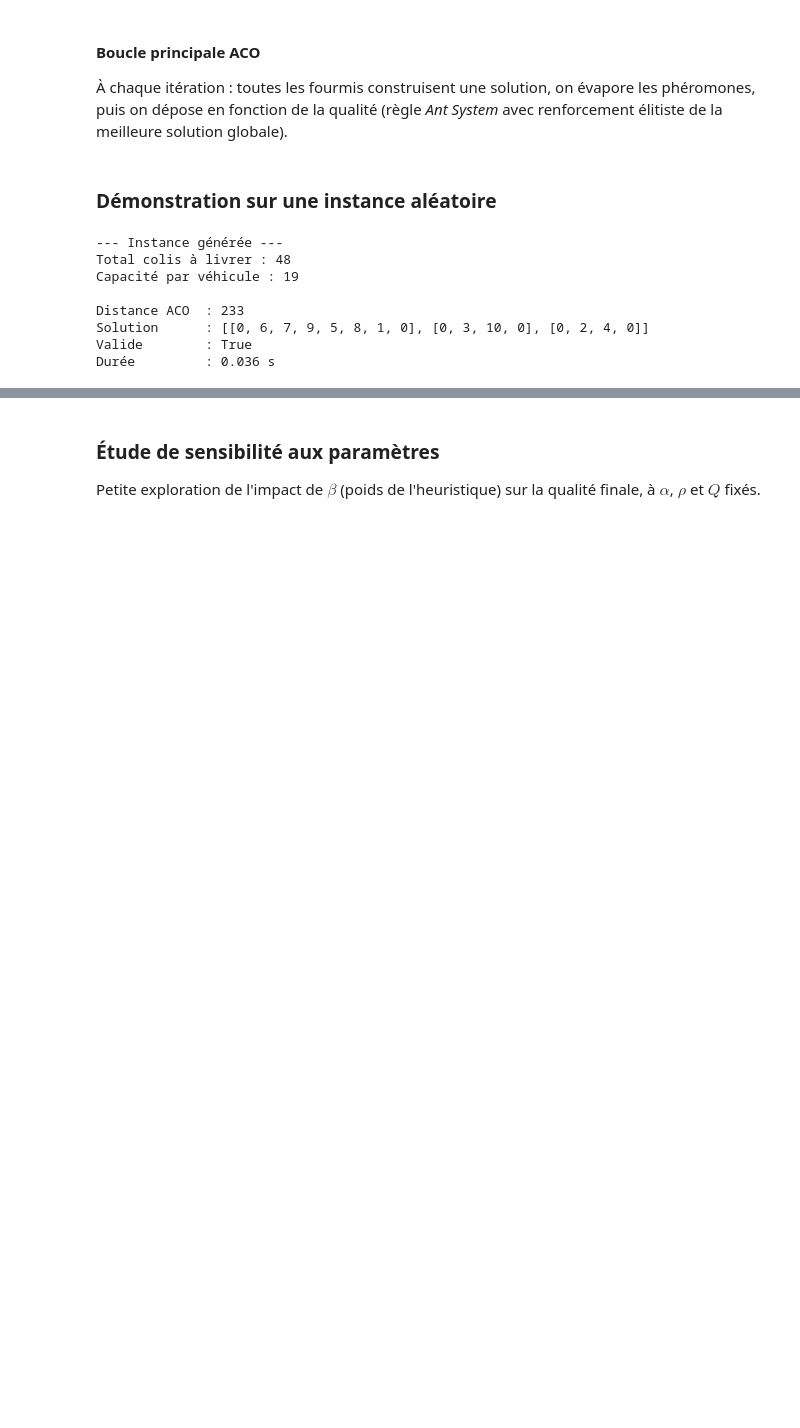
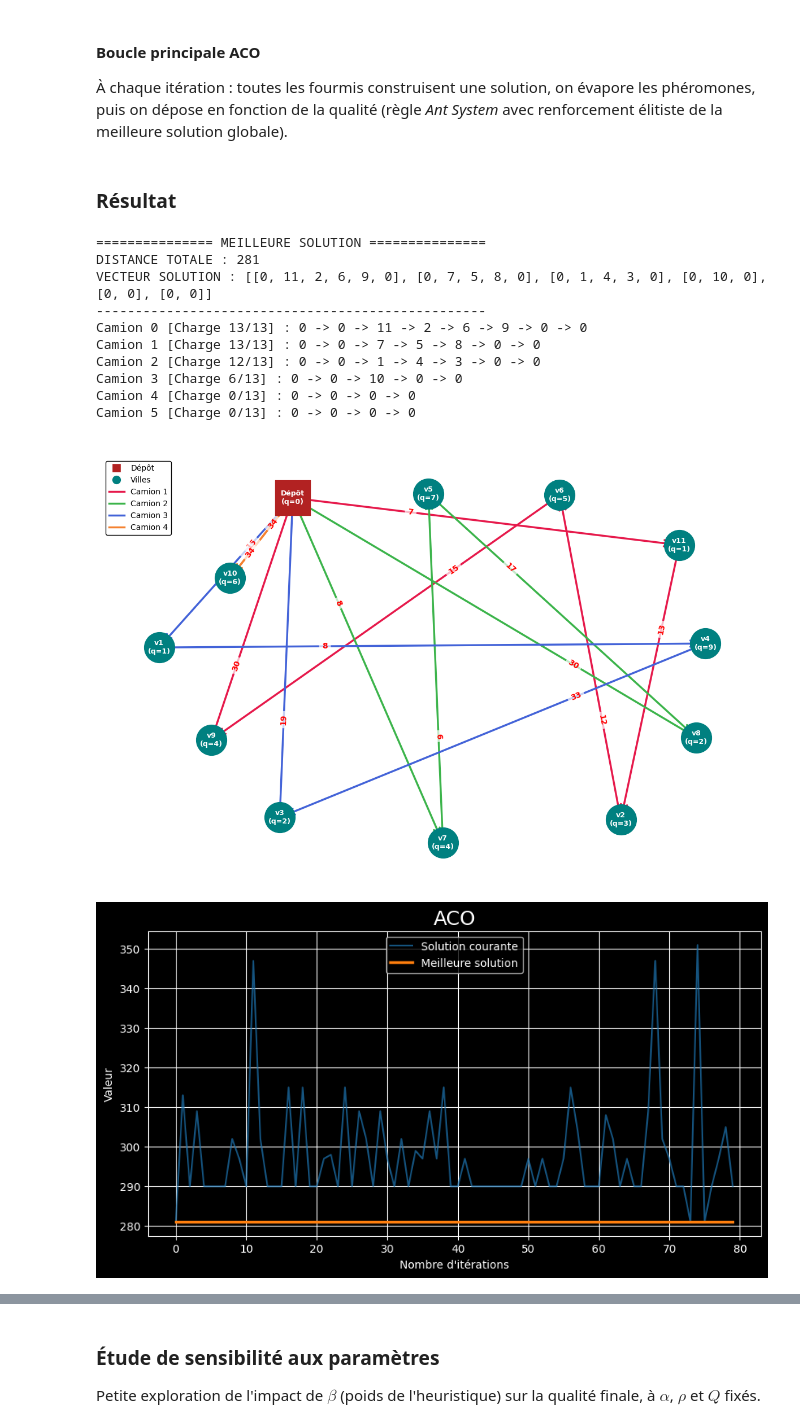
Before and after one commit to mxriine-mz/Green-VRP-Algorithms, a Jupyter notebook: Project_.ipynb, the cells around one changed output, grey strips where cells are left out. Drawn from its saved outputs; the diff is of its cells as text; code cells hidden in the pictures; blank space fills up the shorter version.

```diff
--- a/Project_.ipynb
+++ b/Project_.ipynb
@@ -508,4 +920,4 @@ def aco_cvrp(matrice, demandes, capacite_max, nb_vehicules,
         return meilleure_solution, meilleure_distance, hist_courante, hist_meilleure
     return meilleure_solution, meilleure_distance
 # %% [markdown]
-### Démonstration sur une instance aléatoire
+### Résultat
@@ -517,26 +924,26 @@ import time
 # %%
-random.seed(42)
-n, nb_v, mat, dems, cap = generer_instance(n=10, nb_vehicules=3)
 
-t0 = time.time()
-sol, dist, hist_c, hist_m = aco_cvrp(
-    mat, dems, cap, nb_v,
+
+
+solution, dist, hist_c, hist_m = aco_cvrp(
+    matrice, demandes, capacite_max, nb_vehicules,
     n_fourmis=20, n_iter=80,
     alpha=1.0, beta=3.0, rho=0.1, Q=100.0,
     historique=True,
 )
-duree = time.time() - t0
-
-print(f"\nDistance ACO  : {dist}")
-print(f"Solution      : {sol}")
-print(f"Valide        : {verifier_solution(sol, mat, dems, cap)}")
-print(f"Durée         : {duree:.3f} s")
+afficher_resultats("MEILLEURE SOLUTION",solution, matrice, demandes, capacite_max)
+visualiser_probleme(n, matrice, demandes,solution)
+afficher_courbe(hist_c,hist_m, "ACO")
 # %% [output]
---- Instance générée ---
-Total colis à livrer : 48
-Capacité par véhicule : 19
-
-Distance ACO  : 233
-Solution      : [[0, 6, 7, 9, 5, 8, 1, 0], [0, 3, 10, 0], [0, 2, 4, 0]]
-Valide        : True
-Durée         : 0.036 s
+=============== MEILLEURE SOLUTION ===============
+DISTANCE TOTALE : 281
+VECTEUR SOLUTION : [[0, 11, 2, 6, 9, 0], [0, 7, 5, 8, 0], [0, 1, 4, 3, 0], [0, 10, 0], [0, 0], [0, 0]]
+--------------------------------------------------
+Camion 0 [Charge 13/13] : 0 -> 0 -> 11 -> 2 -> 6 -> 9 -> 0 -> 0
+Camion 1 [Charge 13/13] : 0 -> 0 -> 7 -> 5 -> 8 -> 0 -> 0
+Camion 2 [Charge 12/13] : 0 -> 0 -> 1 -> 4 -> 3 -> 0 -> 0
+Camion 3 [Charge 6/13] : 0 -> 0 -> 10 -> 0 -> 0
+Camion 4 [Charge 0/13] : 0 -> 0 -> 0 -> 0
+Camion 5 [Charge 0/13] : 0 -> 0 -> 0 -> 0
+[figure, added]
+[figure, added]
```
Also changed, not shown: parts of 38 cells of this notebook, 1 other file.
